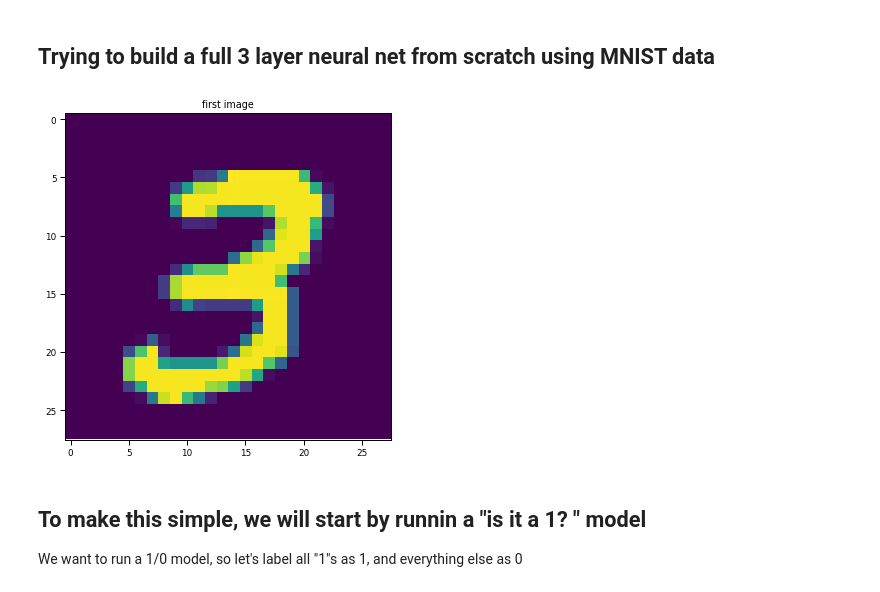
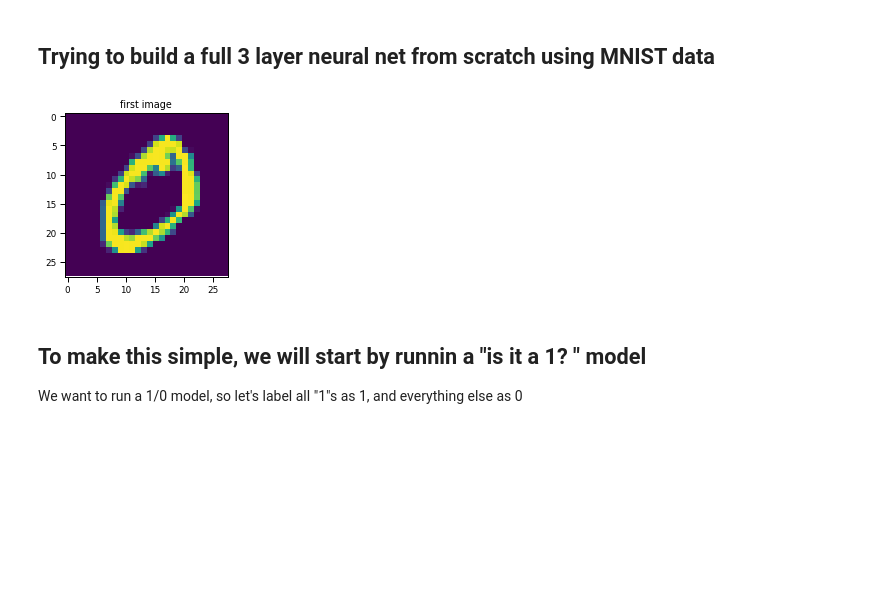
Before and after one commit to jakelourie1502/Neural_network_from_scratch, a Jupyter notebook: mnist_neural_net_from_scratch.ipynb, the cells around one changed output. Drawn from its saved outputs; the diff is of its cells as text; code cells hidden in the pictures; blank space fills up the shorter version.

```diff
--- a/mnist_neural_net_from_scratch.ipynb
+++ b/mnist_neural_net_from_scratch.ipynb
@@ -15,16 +15,16 @@ import pandas as pd
 #Load the dataset
 mnist = tf.keras.datasets.mnist
 (x_train, y_train), (x_test, y_test) = mnist.load_data()
-
+x_train, y_train, x_test, y_test = x_train.astype('int'), y_train.astype('int'), x_test.astype('int'), y_test.astype('int')
 
 #need to make it smaller though
 # x_train = x_train[0:10000]
 # y_train = y_train[0:10000]
 # %%
 #see what an image looks like
-display_image(x_train[7],'first image', size=(6,6))
+display_image(x_train[1],'first image', size=(3,3))
 # %% [output]
-[figure, old version]
+[figure, new version]
 # %% [markdown]
 ## To make this simple, we will start by runnin a "is it a 1? " model
 We want to run a 1/0 model, so let's label all "1"s as 1, and everything else as 0
```
Also changed, not shown: parts of 42 cells of this notebook.
